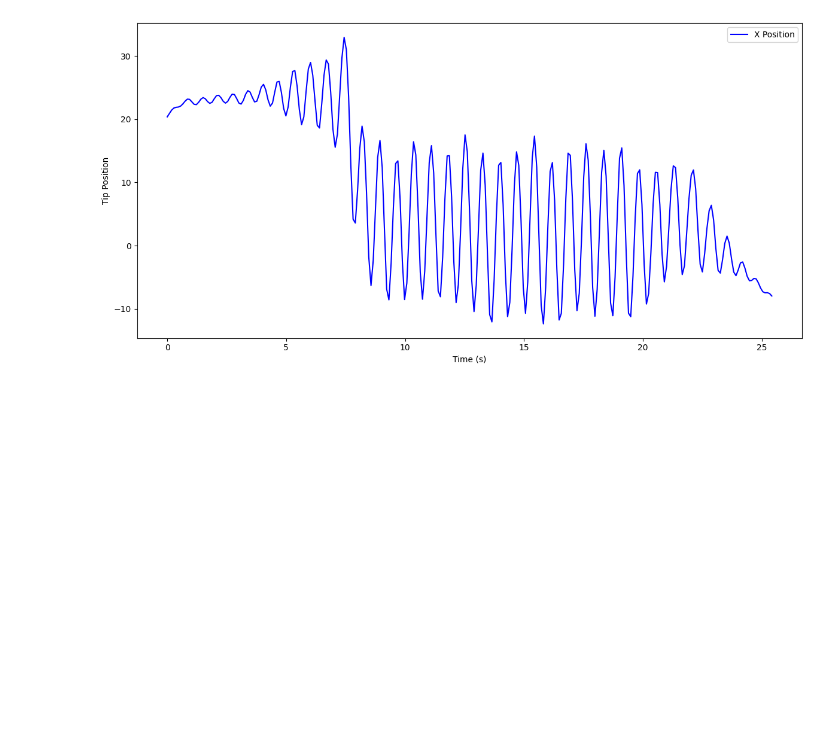
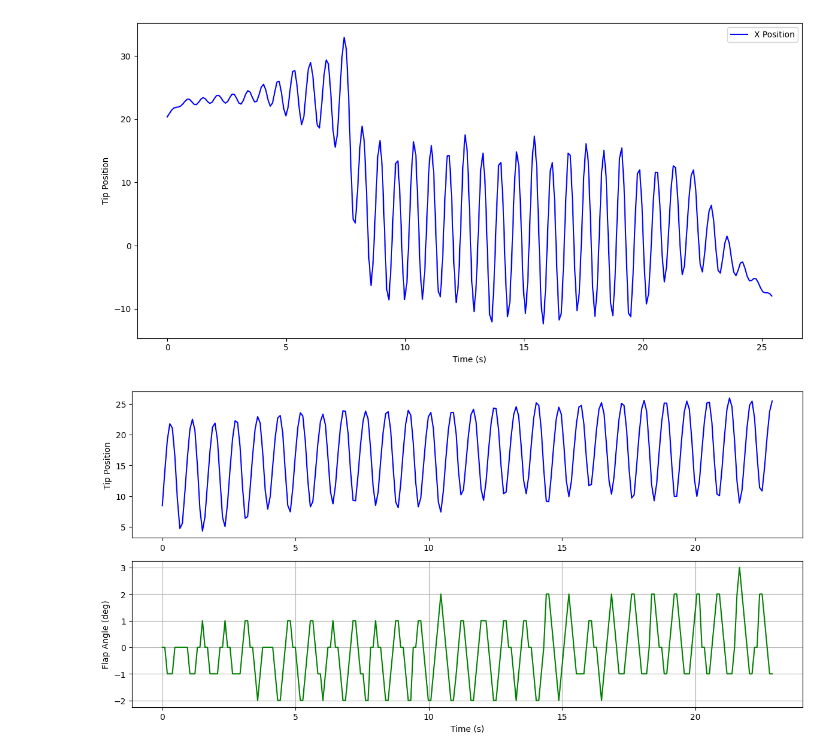
Before and after one commit to lighteningAB/sharpy, a Jupyter notebook: sharpy/dataprocessing/plots3.ipynb, the cells around one changed output. Saved outputs shown, nothing was run; the diff lists cells and outputs as text; code cells hidden in the pictures; blank space fills up the shorter version.

```diff
--- a/sharpy/dataprocessing/plots3.ipynb
+++ b/sharpy/dataprocessing/plots3.ipynb
@@ -150,3 +147,29 @@ plt.show()
 #no control
 # %% [output]
 [figure]
+# %%
+df = pd.read_csv('fluttercontrol.csv', header=None, names=['time_ms', 'x_position', 'flap_angle'])
+
+#22.97 m/s
+#0.03 0.00 0.00
+# Normalize time to start at 0 ms
+df['time_ms'] = df['time_ms'] - df['time_ms'].iloc[0]
+
+# Plotting
+plt.figure(figsize=(12, 6))
+
+plt.subplot(2, 1, 1)
+plt.plot(df['time_ms'] / 1000.0, df['x_position'], label='Tip Position', color='blue')
+plt.ylabel("Tip Position")
+
+plt.subplot(2, 1, 2)
+plt.plot(df['time_ms']/1000.0, df['flap_angle'], label='Flap Angle (deg)', color='green')
+plt.xlabel("Time (s)")
+plt.ylabel("Flap Angle (deg)")
+plt.grid(True)
+
+
+plt.tight_layout()
+plt.show()
+# %% [output]
+[figure, added]
```
Also changed, not shown: parts of 6 cells of this notebook, 1 other file.
